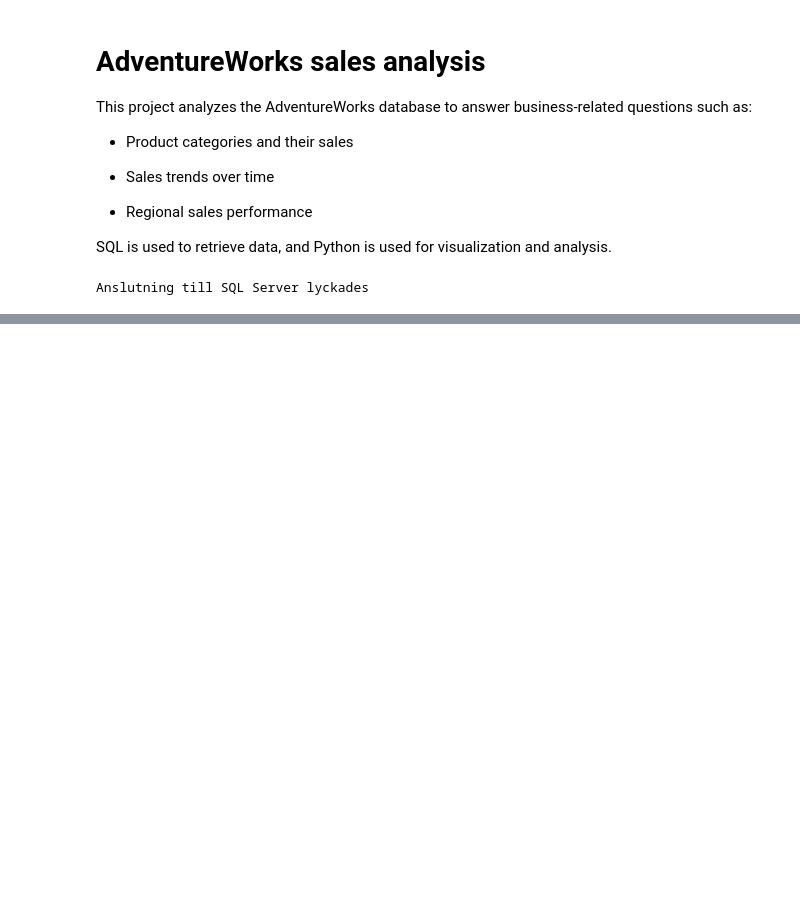
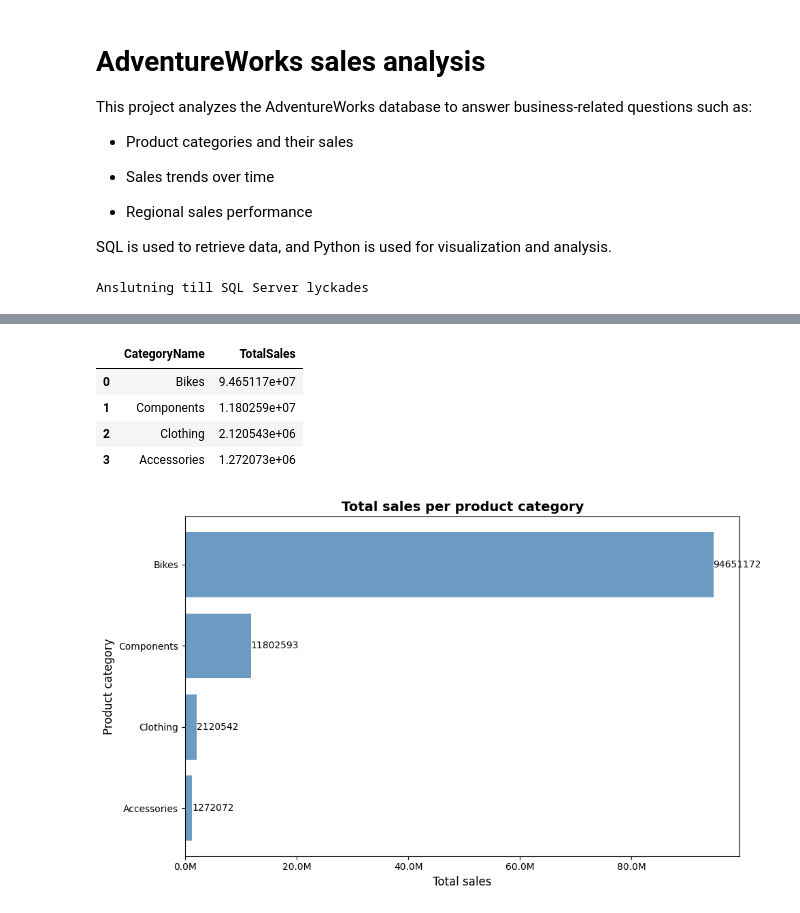
Before and after one commit to LillaLaila/adventureworks-analysis, a Jupyter notebook: notebooks/analys.ipynb, the cells around one changed output, grey strips where cells are left out. Saved outputs shown, nothing was run; the diff lists cells and outputs as text; code cells hidden in the pictures; blank space fills up the shorter version.

```diff
--- a/notebooks/analys.ipynb
+++ b/notebooks/analys.ipynb
@@ -67,0 +148,53 @@ Plan:
+# %%
+query_viz2 = """
+SELECT
+    ppc.Name AS CategoryName,
+    SUM(sord.LineTotal) AS TotalSales
+FROM Sales.SalesOrderDetail sord
+INNER JOIN Production.Product pp
+    ON sord.ProductID = pp.ProductID
+INNER JOIN Production.ProductSubcategory pps
+    ON pp.ProductSubcategoryID = pps.ProductSubcategoryID
+INNER JOIN Production.ProductCategory ppc
+    ON pps.ProductCategoryID = ppc.ProductCategoryID
+GROUP BY ppc.Name
+ORDER BY  TotalSales DESC
+"""
+
+df_viz2 = query_df(query_viz2)
+display(df_viz2)
+
+
+
+df_viz2 = df_viz2.sort_values (by="TotalSales")
+
+fig, ax = plt.subplots(figsize=(10,6))
+
+bars = ax.barh(df_viz2['CategoryName'], df_viz2['TotalSales'], color='steelblue', alpha=0.8)
+
+for bar in bars:
+    width = bar.get_width()
+    ax.text(
+        width,
+        bar.get_y() + bar.get_height()/2,
+        f'{int(width)}',
+        va='center',
+        ha='left'
+    )
+
+ax.set_xlabel('Total sales', fontsize=12)
+ax.set_ylabel('Product category', fontsize=12)
+ax.set_title('Total sales per product category', fontsize=14, fontweight='bold')
+ax.xaxis.set_major_formatter(
+    FuncFormatter(lambda x, _: f'{x/1_000_000:.1f}M')
+)
+
+plt.tight_layout()
+plt.show()
+# %% [output]
+|  | CategoryName | TotalSales |
+| 0 | Bikes | 9.465117e+07 |
+| 1 | Components | 1.180259e+07 |
+| 2 | Clothing | 2.120543e+06 |
+| 3 | Accessories | 1.272073e+06 |
+[figure, added]
```
Also changed, not shown: parts of 22 cells of this notebook, 7 other files.
